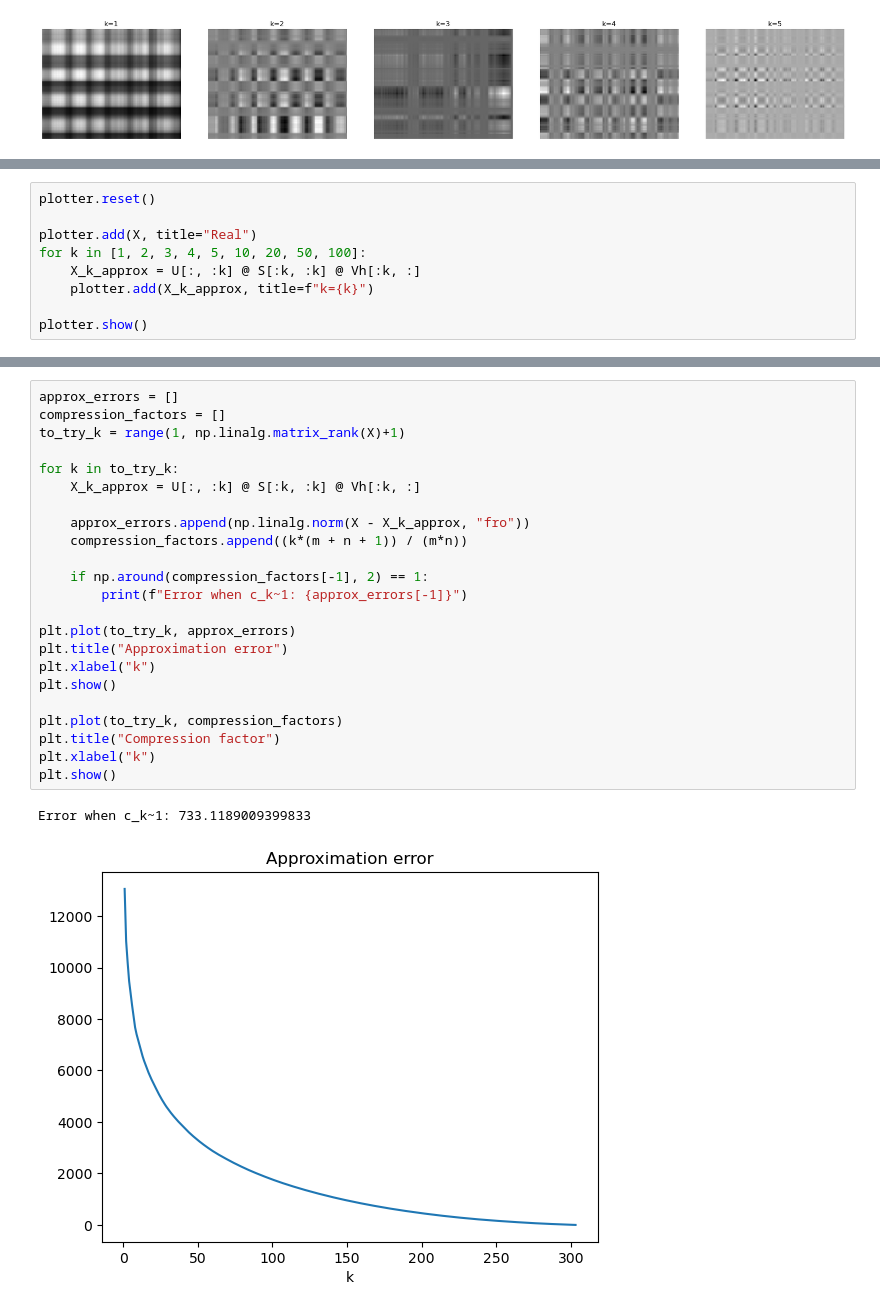
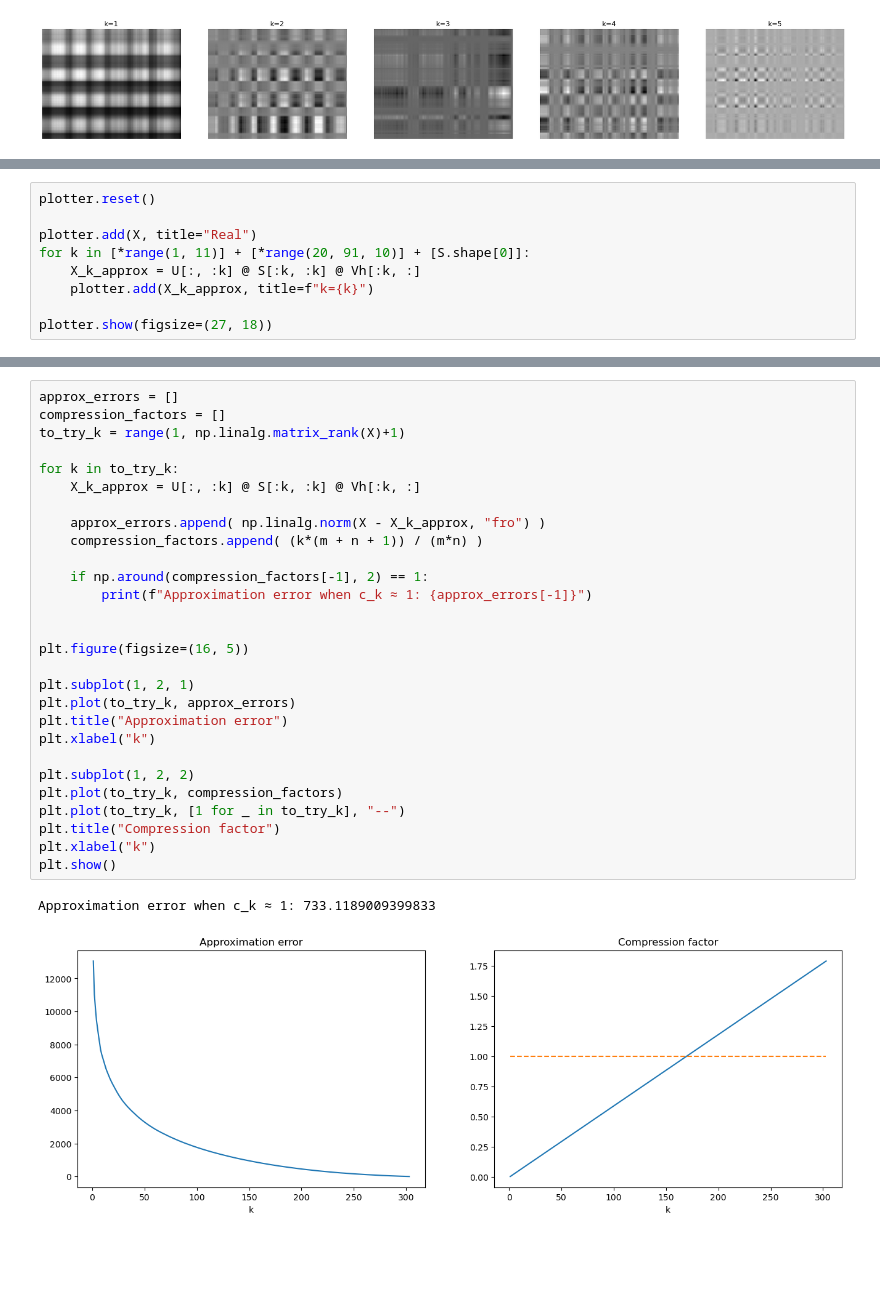
Before and after one commit to NotXia/unibo-smm-homework, a Jupyter notebook: homework2/1_dyad.ipynb, the cells around one changed output, grey strips where cells are left out. Saved outputs shown, nothing was run; the diff lists cells and outputs as text; blank space fills up the shorter version.

```diff
--- a/homework2/1_dyad.ipynb
+++ b/homework2/1_dyad.ipynb
@@ -79,9 +72,9 @@ plt.show()
 plotter.reset()
 
 plotter.add(X, title="Real")
-for k in [1, 2, 3, 4, 5, 10, 20, 50, 100]:
+for k in [*range(1, 11)] + [*range(20, 91, 10)] + [S.shape[0]]:
     X_k_approx = U[:, :k] @ S[:k, :k] @ Vh[:k, :]
     plotter.add(X_k_approx, title=f"k={k}")
 
-plotter.show()
+plotter.show(figsize=(27, 18))
 # %% [output]
@@ -89,26 +84,31 @@ plotter.show()
 # %%
 approx_errors = []
 compression_factors = []
 to_try_k = range(1, np.linalg.matrix_rank(X)+1)
 
 for k in to_try_k:
     X_k_approx = U[:, :k] @ S[:k, :k] @ Vh[:k, :]
 
-    approx_errors.append(np.linalg.norm(X - X_k_approx, "fro"))
-    compression_factors.append((k*(m + n + 1)) / (m*n))
+    approx_errors.append( np.linalg.norm(X - X_k_approx, "fro") )
+    compression_factors.append( (k*(m + n + 1)) / (m*n) )
 
     if np.around(compression_factors[-1], 2) == 1:
-        print(f"Error when c_k~1: {approx_errors[-1]}")
+        print(f"Approximation error when c_k ≈ 1: {approx_errors[-1]}")
 
+
+plt.figure(figsize=(16, 5))
+
+plt.subplot(1, 2, 1)
 plt.plot(to_try_k, approx_errors)
 plt.title("Approximation error")
 plt.xlabel("k")
-plt.show()
 
+plt.subplot(1, 2, 2)
 plt.plot(to_try_k, compression_factors)
+plt.plot(to_try_k, [1 for _ in to_try_k], "--")
 plt.title("Compression factor")
 plt.xlabel("k")
 plt.show()
 # %% [output]
-Error when c_k~1: 733.1189009399833
+Approximation error when c_k ≈ 1: 733.1189009399833
-[figure, old version]
+[figure, new version]
```
Also changed, not shown: parts of 11 cells of this notebook, 11 other files.
